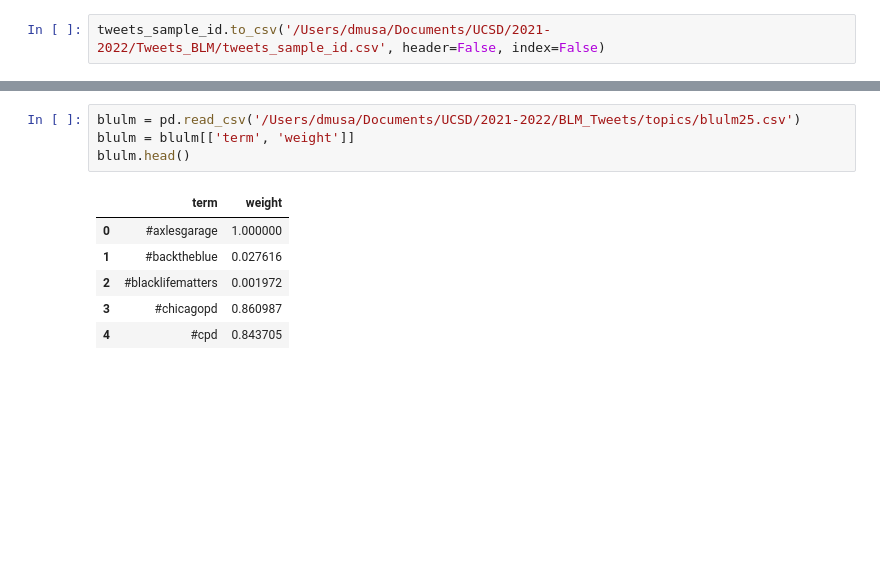
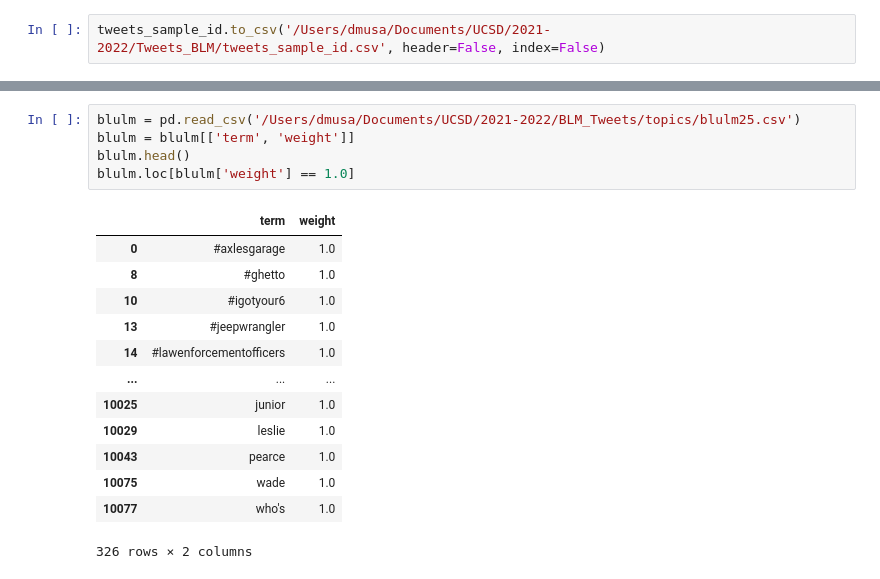
Before and after one commit to dowoma/DDS_BLM, a Jupyter notebook: DataCleaning-copy.ipynb, the cells around one changed output, grey strips where cells are left out. Cells and saved outputs as stored; diff of their text form; blank space fills up the shorter version.

```diff
--- a/DataCleaning-copy.ipynb
+++ b/DataCleaning-copy.ipynb
@@ -295,11 +304,19 @@ blm.head()
 # %%
 blulm = pd.read_csv('/Users/dmusa/Documents/UCSD/2021-2022/BLM_Tweets/topics/blulm25.csv')
 blulm = blulm[['term', 'weight']]
 blulm.head()
+blulm.loc[blulm['weight'] == 1.0]
 # %% [output]
 |  | term | weight |
-| 0 | #axlesgarage | 1.000000 |
-| 1 | #backtheblue | 0.027616 |
-| 2 | #blacklifematters | 0.001972 |
-| 3 | #chicagopd | 0.860987 |
-| 4 | #cpd | 0.843705 |
+| 0 | #axlesgarage | 1.0 |
+| 8 | #ghetto | 1.0 |
+| 10 | #igotyour6 | 1.0 |
+| 13 | #jeepwrangler | 1.0 |
+| 14 | #lawenforcementofficers | 1.0 |
+| ... | ... | ... |
+| 10025 | junior | 1.0 |
+| 10029 | leslie | 1.0 |
+| 10043 | pearce | 1.0 |
+| 10075 | wade | 1.0 |
+| 10077 | who's | 1.0 |
+326 rows × 2 columns
```
Also changed, not shown: parts of 3 cells of this notebook.
